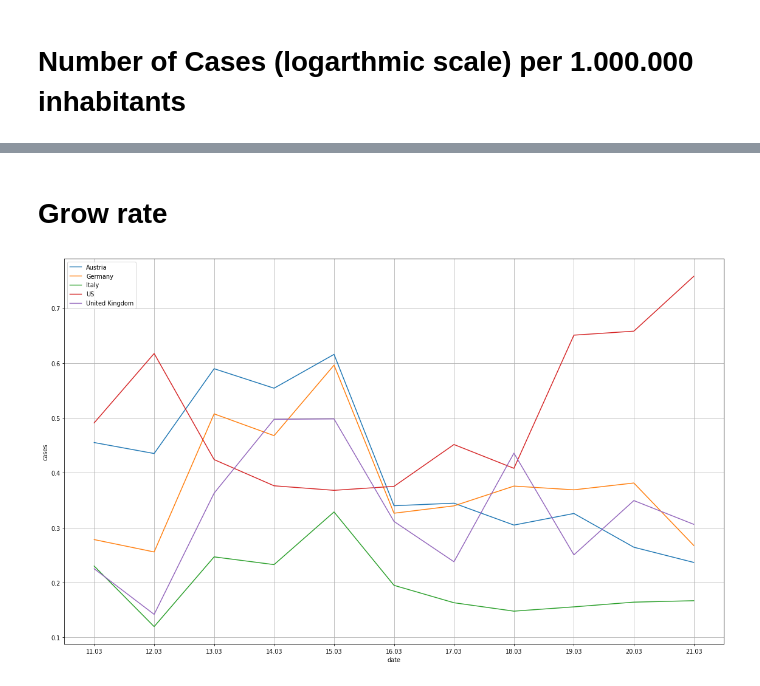
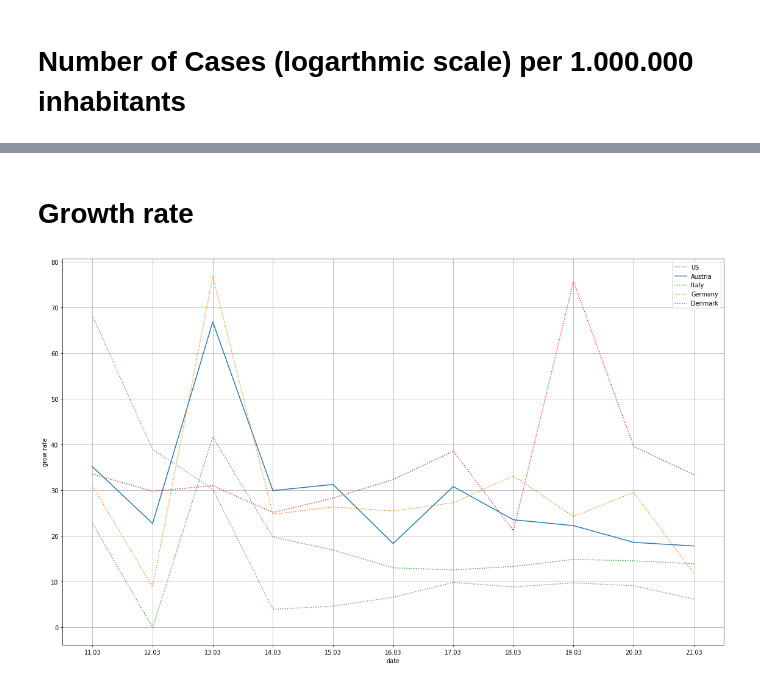
Before and after one commit to human-centered-ai-lab/app-covid-19-playground, a Jupyter notebook: covid_19_playground.ipynb, the cells around one changed output, grey strips where cells are left out. Cells and saved outputs as stored; diff of their text form; code cells hidden in the pictures.

```diff
--- a/covid_19_playground.ipynb
+++ b/covid_19_playground.ipynb
@@ -21,16 +23,28 @@ def moving_average(a, n=3) :
     ret[n:] = ret[n:] - ret[:-n]
     return ret[n - 1:] / n
 
+r = requests.get(url = "https://pomber.github.io/covid19/timeseries.json")
+data = r.json()
+
+countries = data.keys()
+print ("ALL COUNTRIES WITH DATA AVAILABLE at pomber.github.io")
+print (countries)
+
 countriesOfInterest = ['Austria', 'Belgium','Czechia', 'Denmark', 'Finland', 'France', 'Germany', 'Hungary',  'Italy', 'Malta','Netherlands',  'Portugal', 'Slovakia', 'Slovenia', 'Sweden', 'Switzerland', 'US', 'United Kingdom']
 population = {}
 for c in countriesOfInterest:
   r = requests.get(url = "https://restcountries.eu/rest/v2/name/" + c)
-  data = r.json()
+  cinforeq = r.json()
   if ( r.status_code == 200):
-      population[c] = data[0]['population']
+      population[c] = cinforeq[0]['population']
   else:
       population[c] = 999999999999999999999999
 population.update ({'Czechia' : 10703551})
 population.update ({'US' : 330467650})
+
+print ("COUNTRIES OF INTEREST WITH POPULATION")
 print (population)
+
+start_date = date(2020, 3, 8)
+end_date   = date(2020, 3, 22)
 # %% [output]
@@ -114,40 +110,63 @@ Hello
 # %% [markdown]
-# **Grow rate**
+# **Growth rate**
 # %%
+# delta growth rate computing
+deltaInDays = 1
+countriesOfInterest = ['Austria',  'Germany', 'Italy', 'US', 'Denmark']
+
+start_date = date(2020, 3, 10)
+end_date   = date(2020, 3, 22)
+datesToInspect = []
+
+x_axis_data = [];
+for single_date in daterange(start_date, end_date):
+    x_axis_data.append(single_date.strftime("%d.%m"))
+    datesToInspect.append(single_date.strftime("%Y-%-m-%-d"))
+
+lines = []
+labels = []
 
 plt.figure( figsize=(width_in_inches, height_in_inches), dpi=dots_per_inch)
 numberOfDays = len(datesToInspect)
-offset = 3
+
+numberToOrder = {}
+i = 0
 for c in countriesOfInterest:
   y_axis_data = [];
-  for dataindex in range(numberOfDays-offset):
+  for dataindex in range(numberOfDays-deltaInDays):
     datafromonecontry = data[c]
     datastring = datesToInspect[dataindex]
     cc1 = 0
     cc2 = 0
     for daydata in datafromonecontry:
       if daydata['date'] == datastring:
           cc1 = daydata['confirmed']
-    datastring = datesToInspect[dataindex+offset]
+    datastring = datesToInspect[dataindex+deltaInDays]
     for daydata in datafromonecontry:
       if daydata['date'] == datastring:
           cc2 = daydata['confirmed']
     if cc2 == 0:
       v = 0
     else:
-      v = (cc2-cc1) / cc1  / offset
+      v = 100 * (cc2-cc1) / cc1  / deltaInDays
+    numberToOrder[i] = v
     y_axis_data.append(v)
 
-  y_axis_data_average = moving_average (y_axis_data)
-
-  lines, = plt.plot(x_axis_data[offset:],  y_axis_data, label=c)
-
+  ls = 'solid' if c == 'Austria' else 'dotted'
+  lines, = plt.plot(x_axis_data[deltaInDays:],  y_axis_data, label=c, linestyle=ls)
   labels.append (c)
   plt.legend()
+  i = i + 1
+
+LabelOrdering = []
+for e in sorted(numberToOrder.items(), key=lambda x: x[1], reverse=True):
+  LabelOrdering.append (e[0])
 
 plt.xlabel("date")
-plt.ylabel("cases")
+plt.ylabel("grow rate")
 plt.grid(True)
+handles, labels = plt.gca().get_legend_handles_labels()
+plt.legend([handles[idx] for idx in LabelOrdering],[labels[idx] for idx in LabelOrdering])
 plt.show()
 # %% [output]
-[figure, old version]
+[figure, new version]
```
Also changed, not shown: parts of 3 cells of this notebook.
